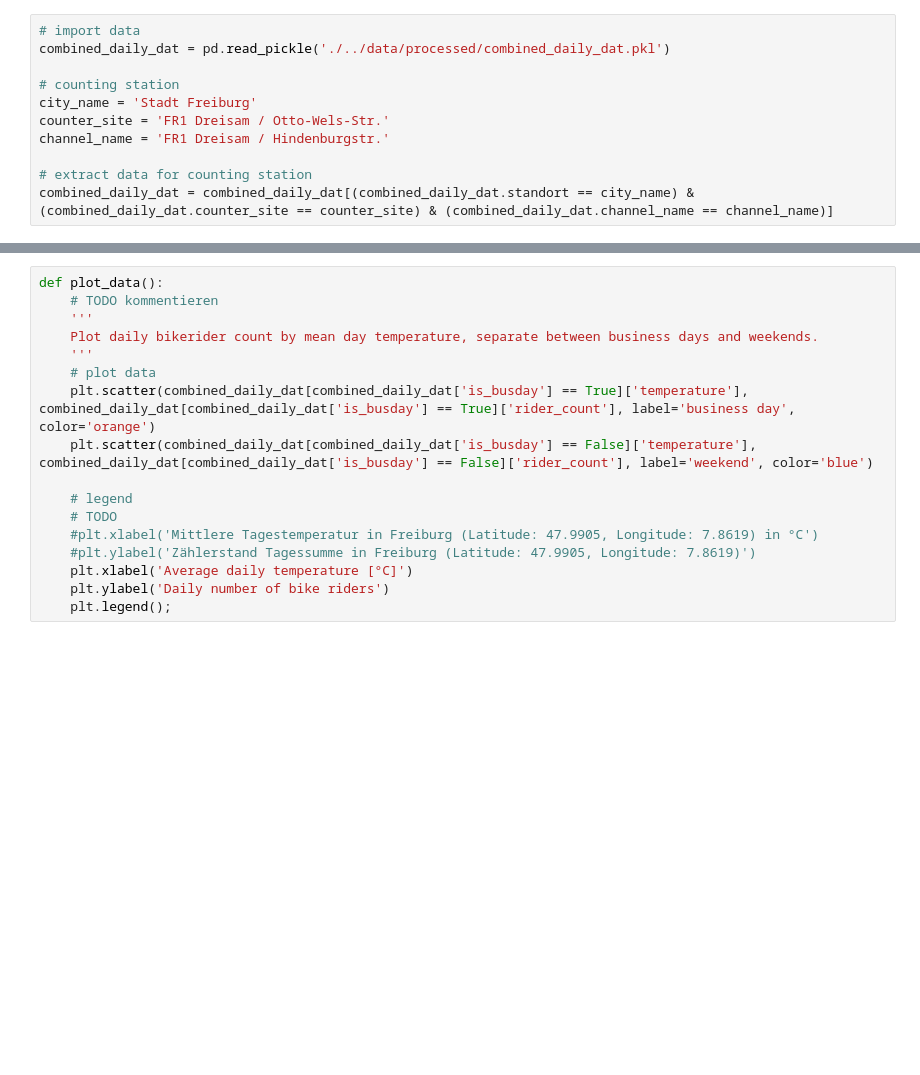
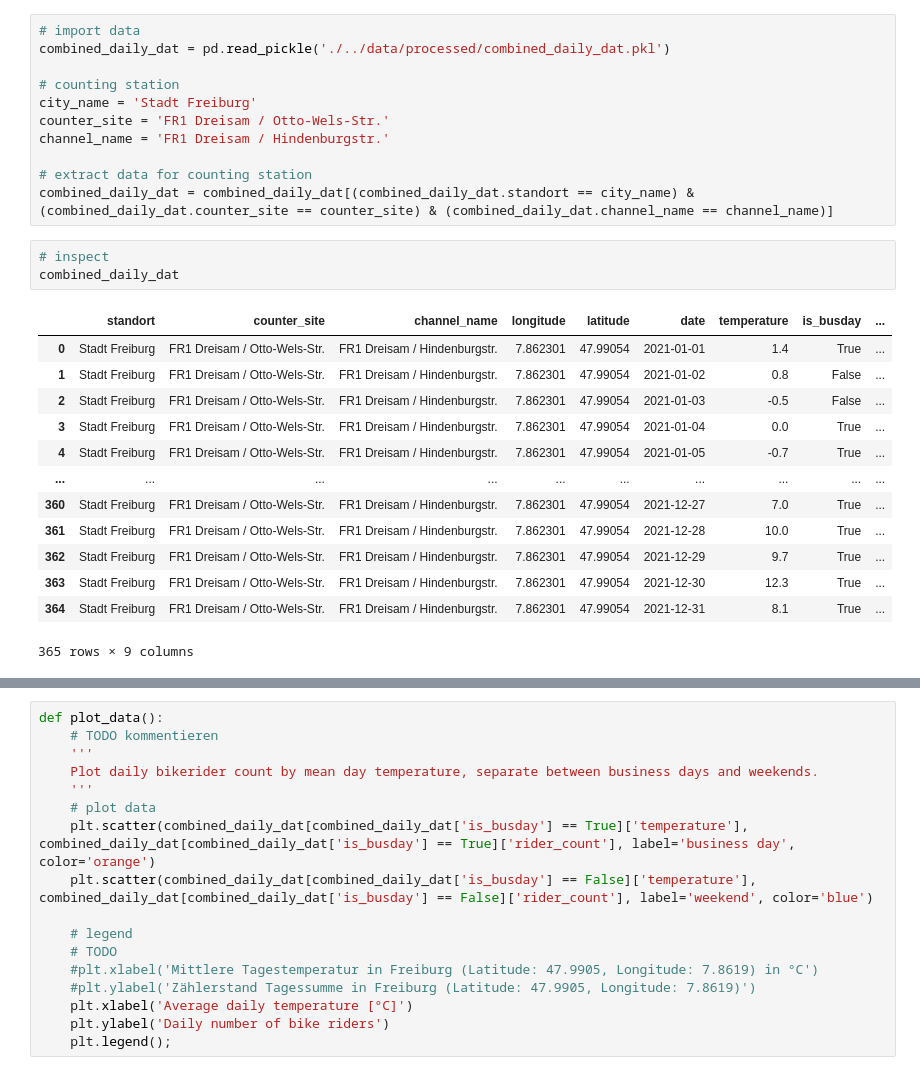
Before and after one commit to rfechner/DataLiteracy2022, a Jupyter notebook: project/data_processing/02_analysis.ipynb, the cells around one changed output, grey strips where cells are left out. Drawn from its saved outputs; the diff is of its cells as text; blank space fills up the shorter version.

```diff
--- a/project/data_processing/02_analysis.ipynb
+++ b/project/data_processing/02_analysis.ipynb
@@ -27,6 +27,23 @@ channel_name = 'FR1 Dreisam / Hindenburgstr.'
 
 # extract data for counting station
 combined_daily_dat = combined_daily_dat[(combined_daily_dat.standort == city_name) & (combined_daily_dat.counter_site == counter_site) & (combined_daily_dat.channel_name == channel_name)]
+# %%
+# inspect
+combined_daily_dat
+# %% [output]
+|  | standort | counter_site | channel_name | longitude | latitude | date | temperature | is_busday | ... |
+| 0 | Stadt Freiburg | FR1 Dreisam / Otto-Wels-Str. | FR1 Dreisam / Hindenburgstr. | 7.862301 | 47.99054 | 2021-01-01 | 1.4 | True | ... |
+| 1 | Stadt Freiburg | FR1 Dreisam / Otto-Wels-Str. | FR1 Dreisam / Hindenburgstr. | 7.862301 | 47.99054 | 2021-01-02 | 0.8 | False | ... |
+| 2 | Stadt Freiburg | FR1 Dreisam / Otto-Wels-Str. | FR1 Dreisam / Hindenburgstr. | 7.862301 | 47.99054 | 2021-01-03 | -0.5 | False | ... |
+| 3 | Stadt Freiburg | FR1 Dreisam / Otto-Wels-Str. | FR1 Dreisam / Hindenburgstr. | 7.862301 | 47.99054 | 2021-01-04 | 0.0 | True | ... |
+| 4 | Stadt Freiburg | FR1 Dreisam / Otto-Wels-Str. | FR1 Dreisam / Hindenburgstr. | 7.862301 | 47.99054 | 2021-01-05 | -0.7 | True | ... |
+| ... | ... | ... | ... | ... | ... | ... | ... | ... | ... |
+| 360 | Stadt Freiburg | FR1 Dreisam / Otto-Wels-Str. | FR1 Dreisam / Hindenburgstr. | 7.862301 | 47.99054 | 2021-12-27 | 7.0 | True | ... |
+| 361 | Stadt Freiburg | FR1 Dreisam / Otto-Wels-Str. | FR1 Dreisam / Hindenburgstr. | 7.862301 | 47.99054 | 2021-12-28 | 10.0 | True | ... |
+| 362 | Stadt Freiburg | FR1 Dreisam / Otto-Wels-Str. | FR1 Dreisam / Hindenburgstr. | 7.862301 | 47.99054 | 2021-12-29 | 9.7 | True | ... |
+| 363 | Stadt Freiburg | FR1 Dreisam / Otto-Wels-Str. | FR1 Dreisam / Hindenburgstr. | 7.862301 | 47.99054 | 2021-12-30 | 12.3 | True | ... |
+| 364 | Stadt Freiburg | FR1 Dreisam / Otto-Wels-Str. | FR1 Dreisam / Hindenburgstr. | 7.862301 | 47.99054 | 2021-12-31 | 8.1 | True | ... |
+365 rows × 9 columns
 # %%
 # plot daily bikerider count by mean day temperature
 plt.scatter(combined_daily_dat['temperature'], combined_daily_dat['rider_count'])
```
Also changed, not shown: parts of 1 cell of this notebook.
